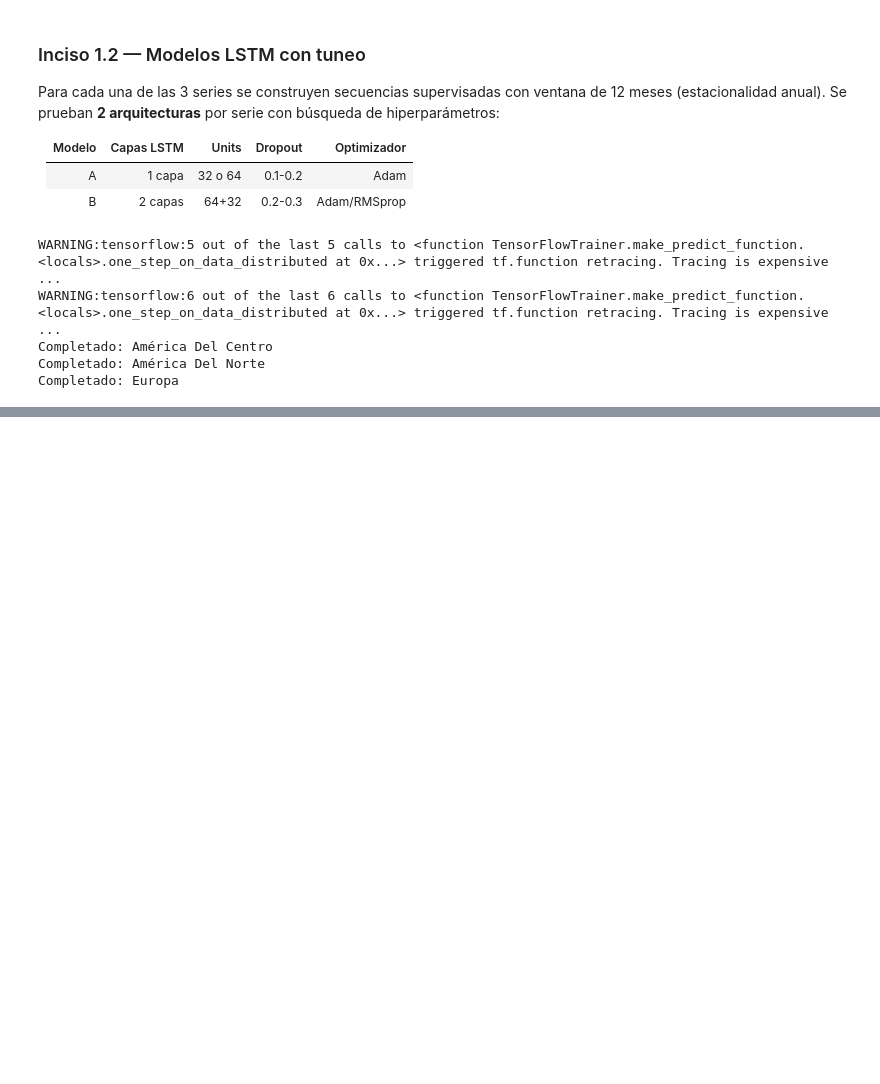
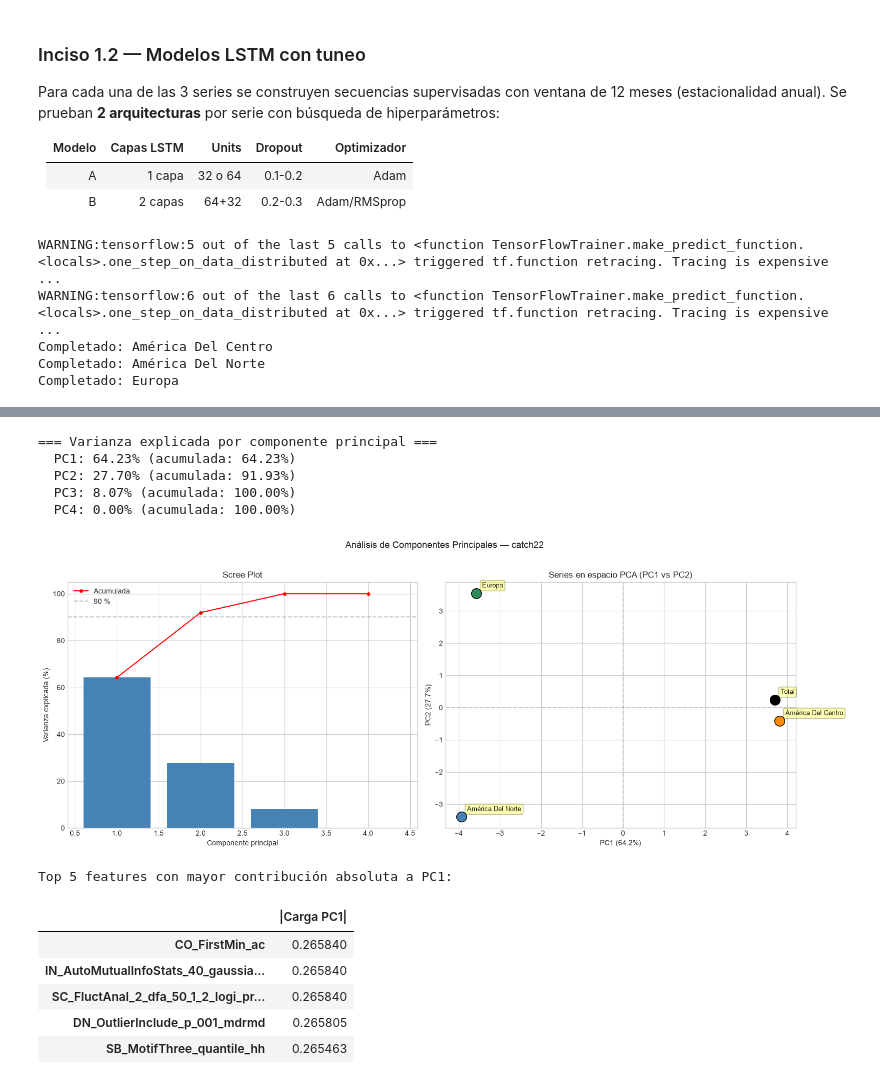
Before and after one commit to abbydoag/Labs_DataSci, a Jupyter notebook: Lab2/LSTM_Regiones.ipynb, the cells around one changed output, grey strips where cells are left out. Saved outputs shown, nothing was run; the diff lists cells and outputs as text; code cells hidden in the pictures; blank space fills up the shorter version.

Commit message:
Feat: Finish series regiones

```diff
--- a/Lab2/LSTM_Regiones.ipynb
+++ b/Lab2/LSTM_Regiones.ipynb
@@ -317,0 +497,8 @@ Europa:
+# %%
+# Estandarización (z-score por columna)
+scaler = StandardScaler()
+matriz_scaled = scaler.fit_transform(matriz_catch22)
+matriz_scaled_df = pd.DataFrame(matriz_scaled, index=matriz_catch22.index, columns=matriz_catch22.columns)
+
+print('Matriz estandarizada (z-scores):')
+matriz_scaled_df
@@ -317,0 +517,72 @@ Europa:
+# %%
+from sklearn.decomposition import PCA
+from sklearn.cluster import KMeans, AgglomerativeClustering
+from scipy.spatial.distance import pdist, squareform
+from scipy.cluster.hierarchy import dendrogram, linkage
+import seaborn as sns
+
+# ── PCA ──
+pca = PCA()
+pca_result = pca.fit_transform(matriz_scaled_df)
+
+var_acum = np.cumsum(pca.explained_variance_ratio_)
+print('=== Varianza explicada por componente principal ===')
+for i, (var, cum) in enumerate(zip(pca.explained_variance_ratio_, var_acum)):
+    print(f'  PC{i+1}: {100*var:.2f}% (acumulada: {100*cum:.2f}%)')
+
+fig, axes = plt.subplots(1, 2, figsize=(16, 6))
+
+# Scree plot
+axes[0].bar(range(1, len(pca.explained_variance_ratio_) + 1),
+            100 * pca.explained_variance_ratio_, color='steelblue')
+axes[0].plot(range(1, len(pca.explained_variance_ratio_) + 1),
+             100 * var_acum, 'ro-', markersize=4, label='Acumulada')
+axes[0].axhline(90, color='gray', ls='--', alpha=0.5, label='90 %')
+axes[0].set_xlabel('Componente principal')
+axes[0].set_ylabel('Varianza explicada (%)')
+axes[0].set_title('Scree Plot')
+axes[0].legend()
+
+# PCA biplot (series en espacio PC1-PC2)
+colors = {'Total': 'black', 'América Del Centro': 'darkorange',
+          'América Del Norte': 'steelblue', 'Europa': 'seagreen'}
+for i, nombre in enumerate(matriz_scaled_df.index):
+    axes[1].scatter(pca_result[i, 0], pca_result[i, 1],
+                    s=200, color=colors[nombre], edgecolors='black', zorder=5)
+    axes[1].annotate(nombre, (pca_result[i, 0], pca_result[i, 1]),
+                     xytext=(8, 8), textcoords='offset points', fontsize=9,
+                     bbox=dict(boxstyle='round,pad=0.3', fc='yellow', alpha=0.3))
+axes[1].axhline(0, color='gray', ls='--', alpha=0.3)
+axes[1].axvline(0, color='gray', ls='--', alpha=0.3)
+axes[1].set_xlabel(f'PC1 ({100*pca.explained_variance_ratio_[0]:.1f}%)')
+axes[1].set_ylabel(f'PC2 ({100*pca.explained_variance_ratio_[1]:.1f}%)')
+axes[1].set_title('Series en espacio PCA (PC1 vs PC2)')
+
+plt.suptitle('Análisis de Componentes Principales — catch22', fontsize=13, y=1.02)
+plt.tight_layout()
+plt.show()
+
+# Top features contribuyendo a PC1 y PC2
+loadings = pd.DataFrame(
+    pca.components_.T[:, :3],
+    index=catch22_names,
+    columns=['PC1', 'PC2', 'PC3']
+)
+print('\nTop 5 features con mayor contribución absoluta a PC1:')
+display(loadings['PC1'].abs().nlargest(5).to_frame('|Carga PC1|'))
+print('\nTop 5 features con mayor contribución absoluta a PC2:')
+display(loadings['PC2'].abs().nlargest(5).to_frame('|Carga PC2|'))
+# %% [output]
+=== Varianza explicada por componente principal ===
+  PC1: 64.23% (acumulada: 64.23%)
+  PC2: 27.70% (acumulada: 91.93%)
+  PC3: 8.07% (acumulada: 100.00%)
+  PC4: 0.00% (acumulada: 100.00%)
+[figure, added]
+Top 5 features con mayor contribución absoluta a PC1:
+|  | |Carga PC1| |
+| CO_FirstMin_ac | 0.265840 |
+| IN_AutoMutualInfoStats_40_gaussia... | 0.265840 |
+| SC_FluctAnal_2_dfa_50_1_2_logi_pr... | 0.265840 |
+| DN_OutlierInclude_p_001_mdrmd | 0.265805 |
+| SB_MotifThree_quantile_hh | 0.265463 |
```
Also changed, not shown: parts of 34 cells of this notebook.
